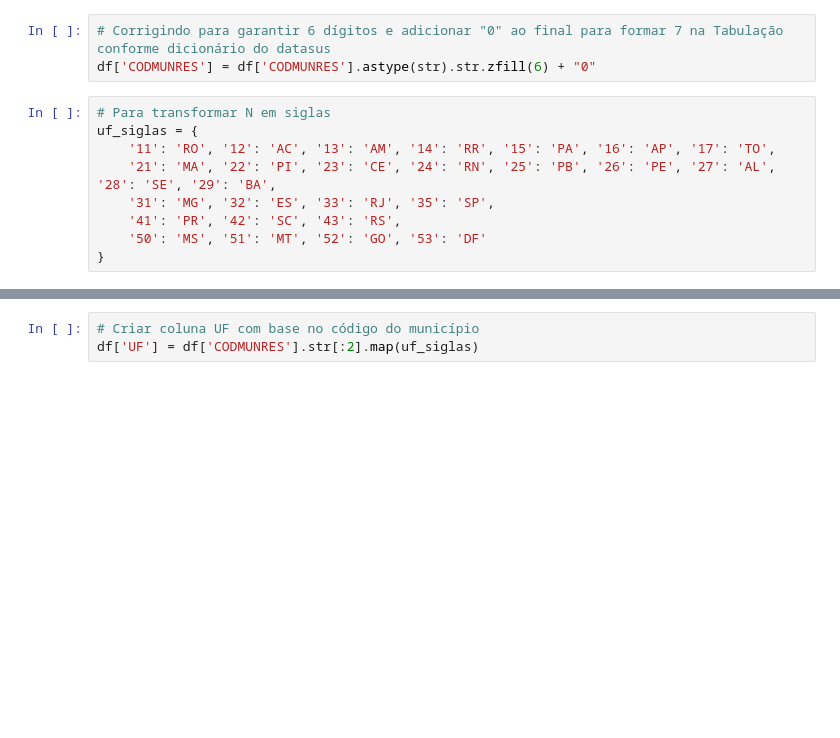
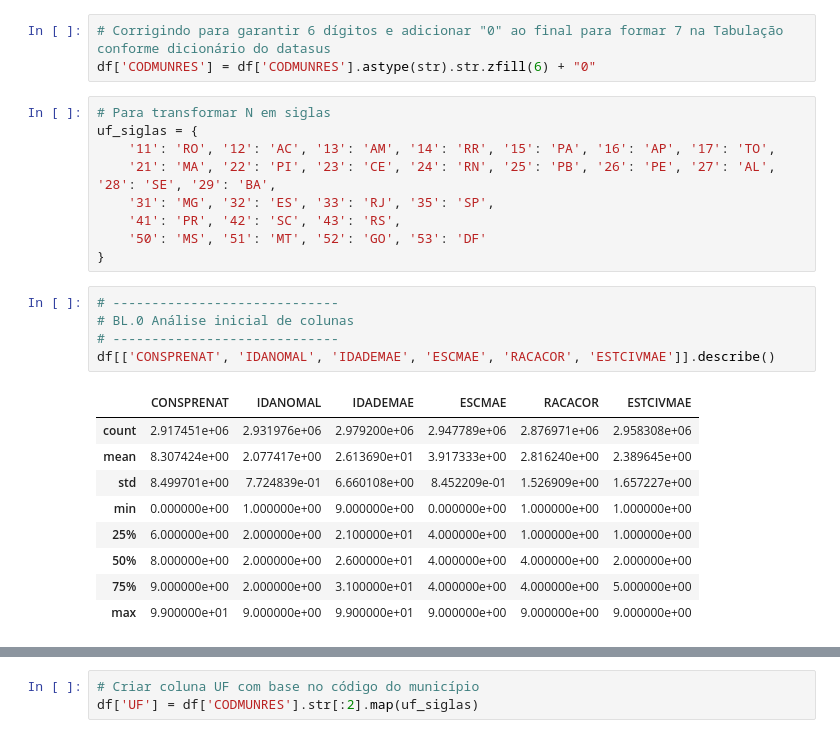
Before and after one commit to GrupoMackenzie/ProjetoAplicado01-DataScience-Mackenzie-2025, a Jupyter notebook: notebooks/Analise-preliminar.ipynb, the cells around one changed output, grey strips where cells are left out. Saved outputs shown, nothing was run; the diff lists cells and outputs as text; blank space fills up the shorter version.

```diff
--- a/notebooks/Analise-preliminar.ipynb
+++ b/notebooks/Analise-preliminar.ipynb
@@ -16,3 +16,18 @@ uf_siglas = {
     '41': 'PR', '42': 'SC', '43': 'RS',
     '50': 'MS', '51': 'MT', '52': 'GO', '53': 'DF'
 }
+# %%
+# -----------------------------
+# BL.0 Análise inicial de colunas
+# -----------------------------
+df[['CONSPRENAT', 'IDANOMAL', 'IDADEMAE', 'ESCMAE', 'RACACOR', 'ESTCIVMAE']].describe()
+# %% [output]
+|  | CONSPRENAT | IDANOMAL | IDADEMAE | ESCMAE | RACACOR | ESTCIVMAE |
+| count | 2.917451e+06 | 2.931976e+06 | 2.979200e+06 | 2.947789e+06 | 2.876971e+06 | 2.958308e+06 |
+| mean | 8.307424e+00 | 2.077417e+00 | 2.613690e+01 | 3.917333e+00 | 2.816240e+00 | 2.389645e+00 |
+| std | 8.499701e+00 | 7.724839e-01 | 6.660108e+00 | 8.452209e-01 | 1.526909e+00 | 1.657227e+00 |
+| min | 0.000000e+00 | 1.000000e+00 | 9.000000e+00 | 0.000000e+00 | 1.000000e+00 | 1.000000e+00 |
+| 25% | 6.000000e+00 | 2.000000e+00 | 2.100000e+01 | 4.000000e+00 | 1.000000e+00 | 1.000000e+00 |
+| 50% | 8.000000e+00 | 2.000000e+00 | 2.600000e+01 | 4.000000e+00 | 4.000000e+00 | 2.000000e+00 |
+| 75% | 9.000000e+00 | 2.000000e+00 | 3.100000e+01 | 4.000000e+00 | 4.000000e+00 | 5.000000e+00 |
+| max | 9.900000e+01 | 9.000000e+00 | 9.900000e+01 | 9.000000e+00 | 9.000000e+00 | 9.000000e+00 |
```
Also changed, not shown: parts of 37 cells of this notebook, 1 other file.
